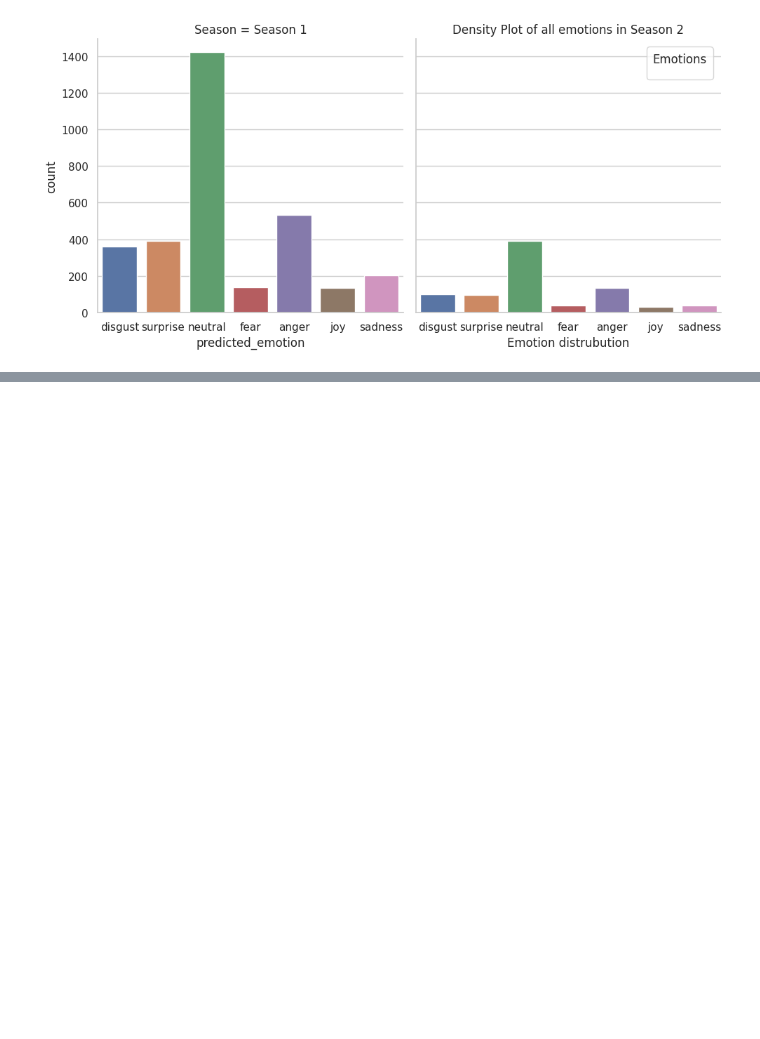
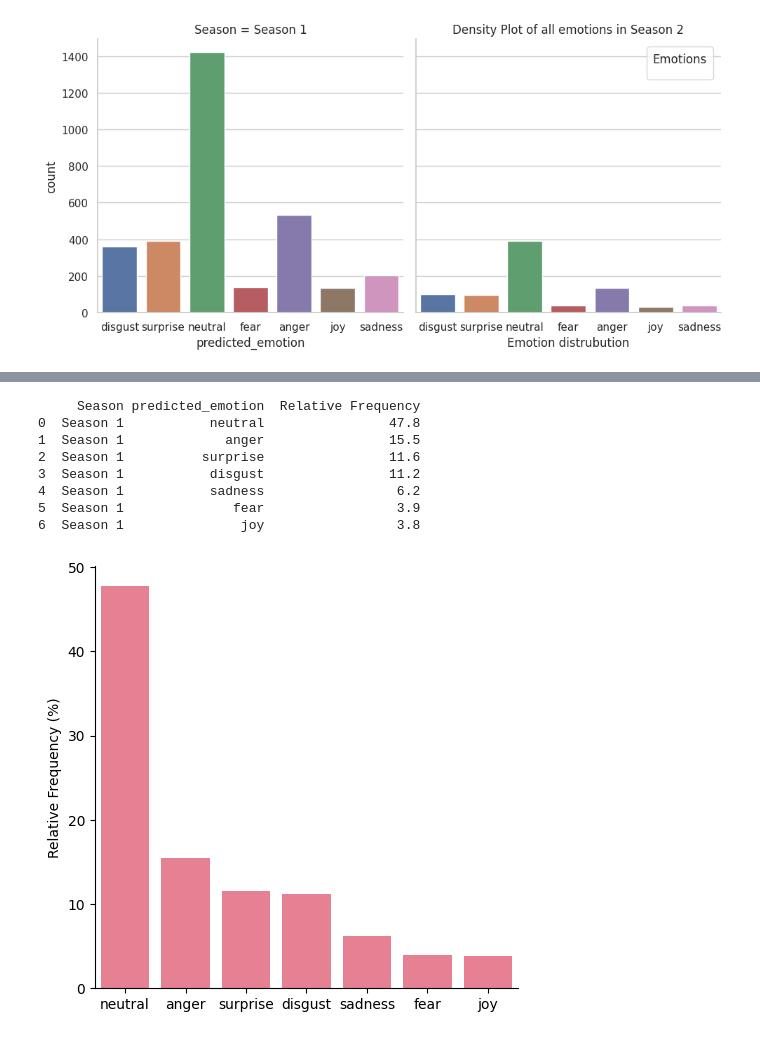
Before and after one commit to SMosegaard/cds-lang, a Jupyter notebook: nbs/assignment_drafts/assignment4-draft2.ipynb, the cells around one changed output, grey strips where cells are left out. Drawn from its saved outputs; the diff is of its cells as text; code cells hidden in the pictures; blank space fills up the shorter version.

```diff
--- a/nbs/assignment_drafts/assignment4-draft2.ipynb
+++ b/nbs/assignment_drafts/assignment4-draft2.ipynb
@@ -146,0 +183,12 @@ No artists with labels found to put in legend.  Note that artists whose label st
+# %%
+plot_season(data3)
+# %% [output]
+     Season predicted_emotion  Relative Frequency
+0  Season 1           neutral                47.8
+1  Season 1             anger                15.5
+2  Season 1          surprise                11.6
+3  Season 1           disgust                11.2
+4  Season 1           sadness                 6.2
+5  Season 1              fear                 3.9
+6  Season 1               joy                 3.8
+[figure, added]
```
Also changed, not shown: parts of 9 cells of this notebook.
